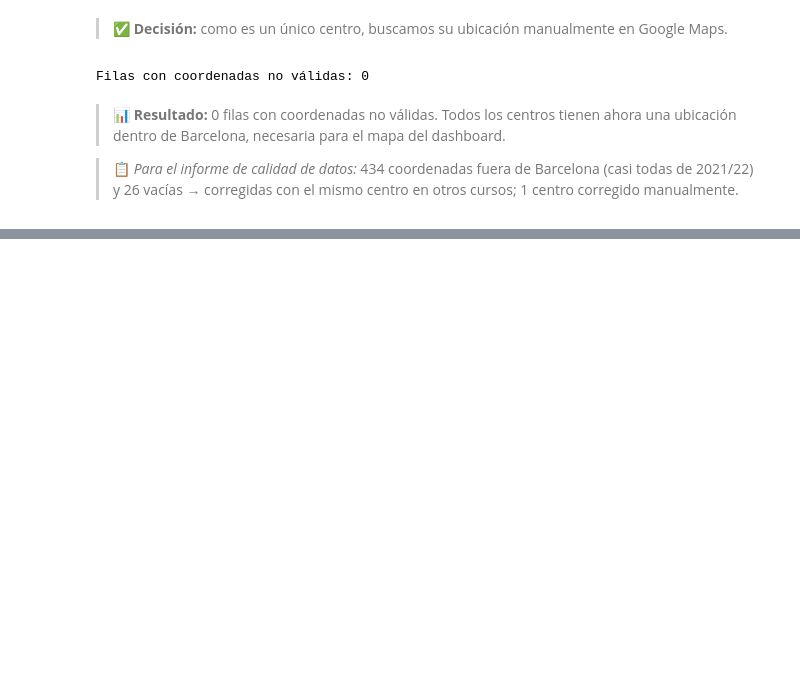
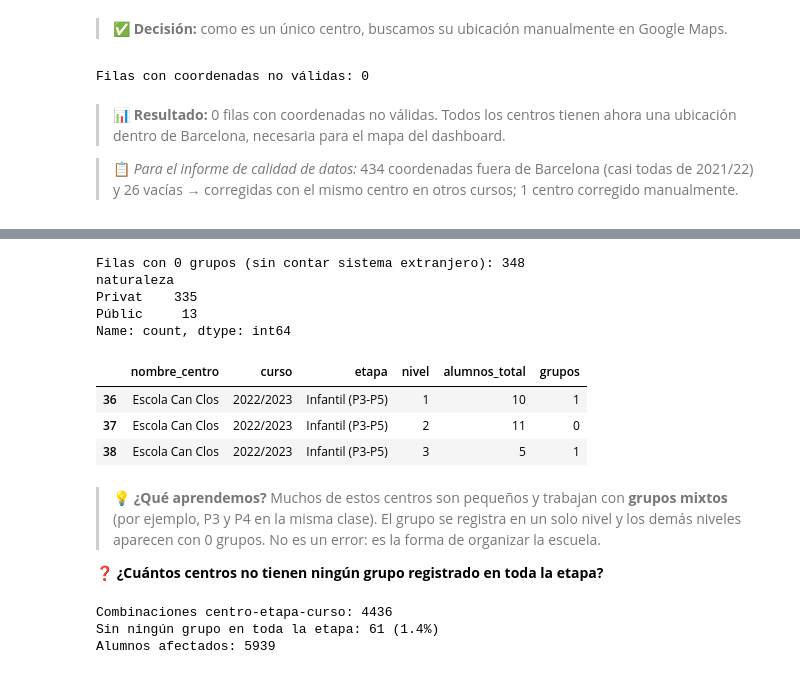
Before and after one commit to esrakesken/eda-educacion-barcelona, a Jupyter notebook: notebooks/01_eda_educacion_bcn.ipynb, the cells around one changed output, grey strips where cells are left out. Saved outputs shown, nothing was run; the diff lists cells and outputs as text; code cells hidden in the pictures; blank space fills up the shorter version.

Commit message:
feat: tratamiento de sistema extranjero y grupos mixtos

```diff
--- a/notebooks/01_eda_educacion_bcn.ipynb
+++ b/notebooks/01_eda_educacion_bcn.ipynb
@@ -410,0 +430,5 @@ Name: count, dtype: int64
+# %%
+df_limpio["sistema_extranjero"] = df_limpio["modalidad"] == "ESTRANGERS"
+df_limpio = df_limpio.drop(columns="modalidad")
+
+df_limpio["sistema_extranjero"].value_counts()
@@ -410,0 +447,40 @@ Name: count, dtype: int64
+# %%
+sin_grupos = df_limpio[(df_limpio["grupos"] == 0) & ~df_limpio["sistema_extranjero"]]
+print(f"Filas con 0 grupos (sin contar sistema extranjero): {len(sin_grupos)}")
+print(sin_grupos["naturaleza"].value_counts())
+
+# Ejemplo: un centro con 0 grupos en un nivel
+ejemplo = sin_grupos.iloc[0]
+df_limpio[
+    (df_limpio["codigo_centro"] == ejemplo["codigo_centro"])
+    & (df_limpio["curso"] == ejemplo["curso"])
+    & (df_limpio["etapa"] == ejemplo["etapa"])
+][["nombre_centro", "curso", "etapa", "nivel", "alumnos_total", "grupos"]]
+# %% [output]
+Filas con 0 grupos (sin contar sistema extranjero): 348
+naturaleza
+Privat    335
+Públic     13
+Name: count, dtype: int64
+|  | nombre_centro | curso | etapa | nivel | alumnos_total | grupos |
+| 36 | Escola Can Clos | 2022/2023 | Infantil (P3-P5) | 1 | 10 | 1 |
+| 37 | Escola Can Clos | 2022/2023 | Infantil (P3-P5) | 2 | 11 | 0 |
+| 38 | Escola Can Clos | 2022/2023 | Infantil (P3-P5) | 3 | 5 | 1 |
+# %% [markdown]
+> **💡 ¿Qué aprendemos?** Muchos de estos centros son pequeños y trabajan con **grupos mixtos** (por ejemplo, P3 y P4 en la misma clase). El grupo se registra en un solo nivel y los demás niveles aparecen con 0 grupos. No es un error: es la forma de organizar la escuela.
+
+**❓ ¿Cuántos centros no tienen ningún grupo registrado en toda la etapa?**
+# %%
+por_etapa = (
+    df_limpio[~df_limpio["sistema_extranjero"]]
+    .groupby(["curso", "codigo_centro", "etapa"])[["alumnos_total", "grupos"]]
+    .sum()
+)
+sin_grupos_etapa = por_etapa[por_etapa["grupos"] == 0]
+print(f"Combinaciones centro-etapa-curso: {len(por_etapa)}")
+print(f"Sin ningún grupo en toda la etapa: {len(sin_grupos_etapa)} ({len(sin_grupos_etapa) / len(por_etapa):.1%})")
+print(f"Alumnos afectados: {sin_grupos_etapa['alumnos_total'].sum()}")
+# %% [output]
+Combinaciones centro-etapa-curso: 4436
+Sin ningún grupo en toda la etapa: 61 (1.4%)
+Alumnos afectados: 5939
```
Also changed, not shown: parts of 9 cells of this notebook.
